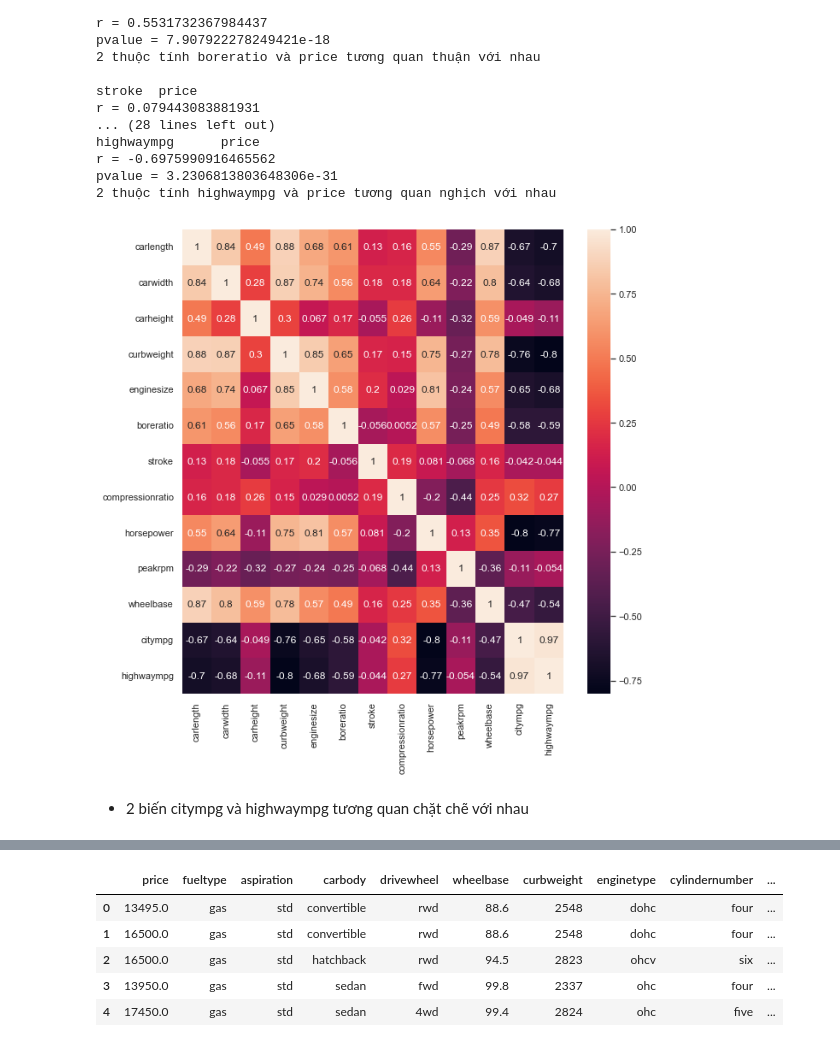
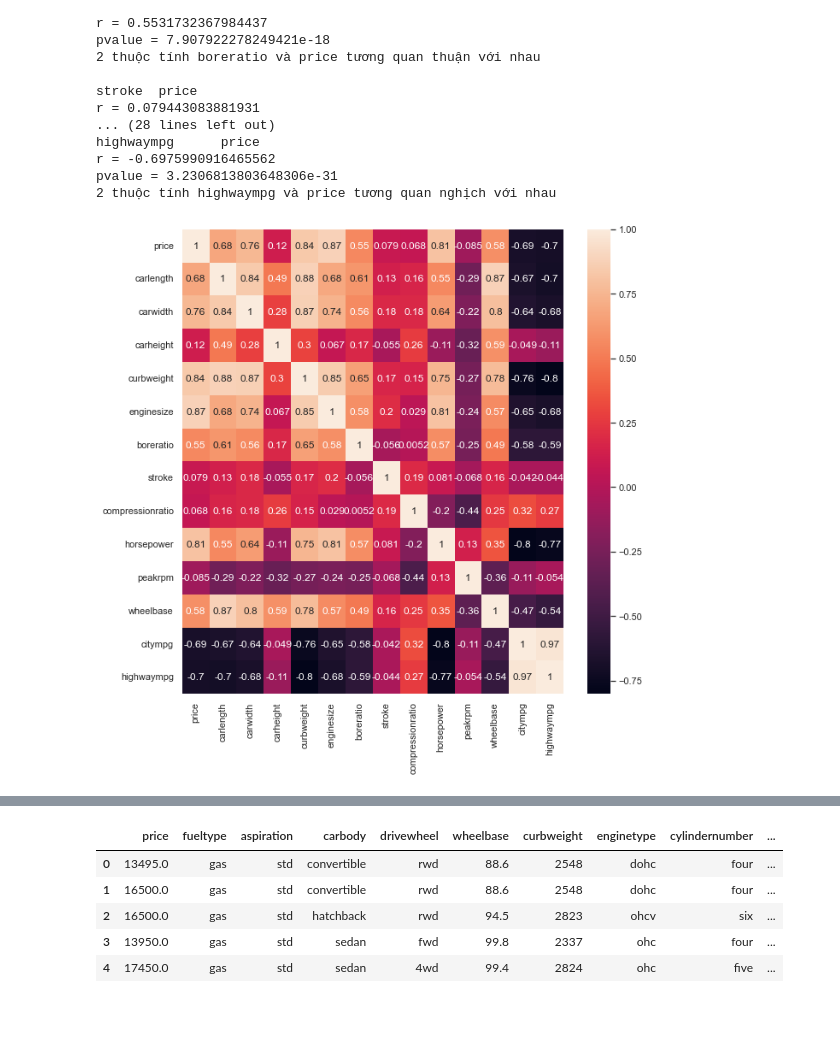
Before and after one commit to BIMSangDQ/BTVN, a Jupyter notebook: CaseStudy/a.ipynb, the cells around one changed output, grey strips where cells are left out. Cells and saved outputs as stored; diff of their text form; code cells hidden in the pictures; blank space fills up the shorter version.

```diff
--- a/CaseStudy/a.ipynb
+++ b/CaseStudy/a.ipynb
@@ -619,13 +660,11 @@ r = -0.6975990916465562
 pvalue = 3.2306813803648306e-31
 2 thuộc tính highwaympg và price tương quan nghịch với nhau
 # %%
-column=['carlength','carwidth','carheight','curbweight','enginesize', 'boreratio', 'stroke','compressionratio', 'horsepower', 'peakrpm','wheelbase', 'citympg', 'highwaympg']
+column=['price','carlength','carwidth','carheight','curbweight','enginesize', 'boreratio', 'stroke','compressionratio', 'horsepower', 'peakrpm','wheelbase', 'citympg', 'highwaympg']
 cars_cor = cars[column].corr()
 
 plt.figure(figsize=(10,10))
 sns.heatmap(cars_cor, annot=True)
 plt.show()
 # %% [output]
-[figure, old version]
+[figure, new version]
-# %% [markdown]
-- 2 biến citympg và highwaympg tương quan chặt chẽ với nhau
```
Also changed, not shown: parts of 80 cells of this notebook.
